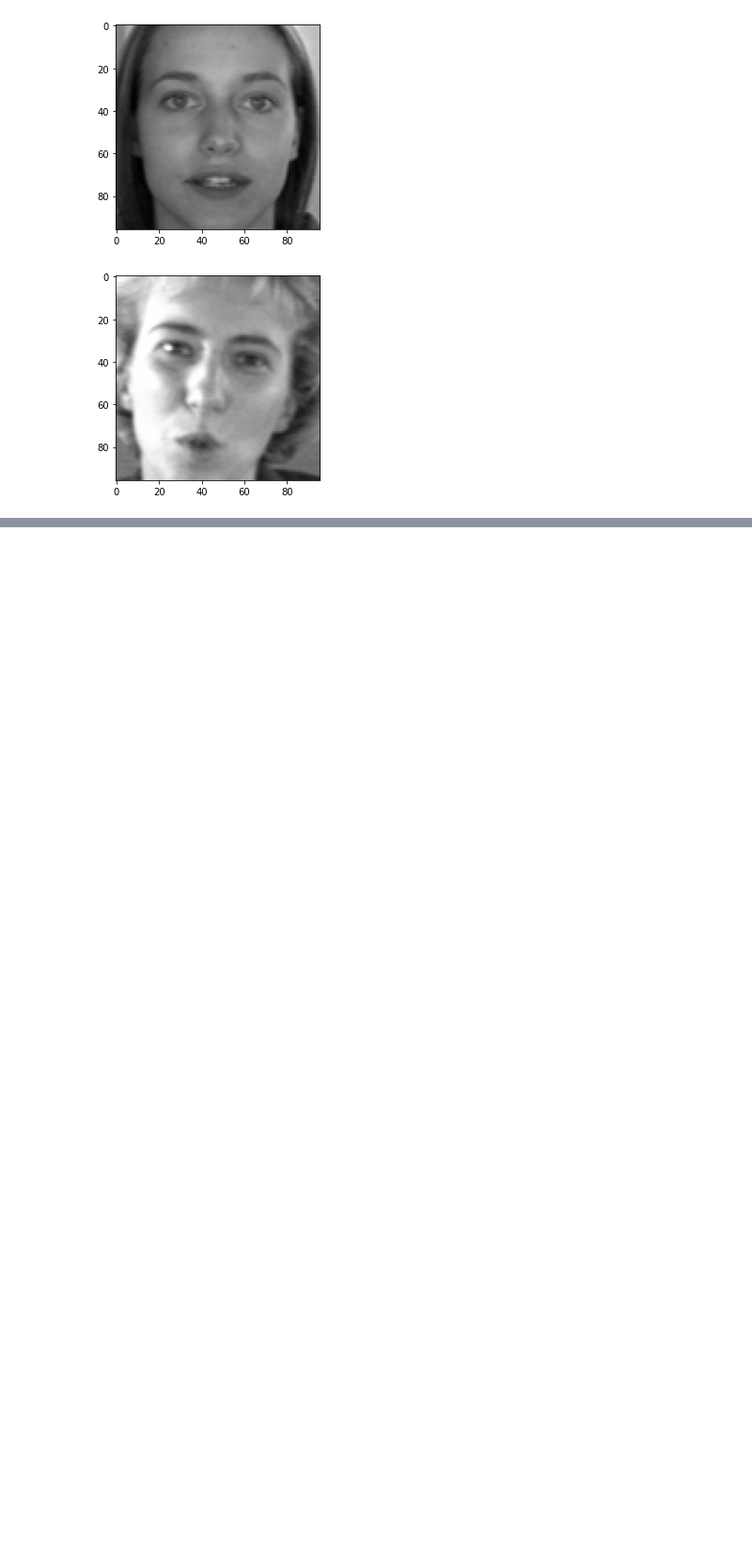
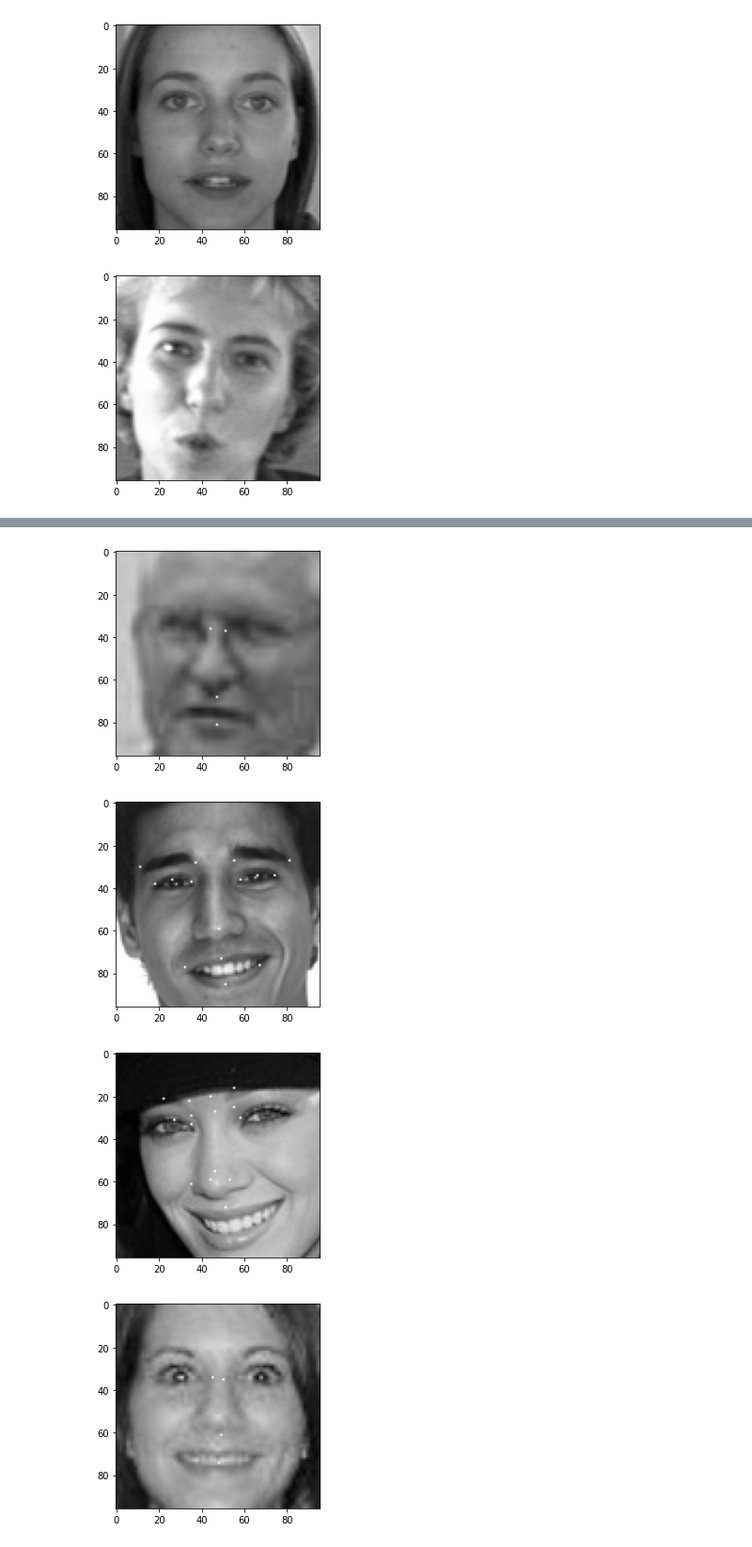
Before and after one commit to allihaider/facial-keypoint-detection, a Jupyter notebook: src/Test-submission.ipynb, the cells around one changed output, grey strips where cells are left out. Shown at 94% size. Saved outputs shown, nothing was run; the diff lists cells and outputs as text; code cells hidden in the pictures; blank space fills up the shorter version.

Commit message:
Get test images predictions and display some of them

```diff
--- a/src/Test-submission.ipynb
+++ b/src/Test-submission.ipynb
@@ -113,3 +113,5 @@ for index in range(len(test_df)):
 display_image(test_images[99])
 # %% [output]
 [figure]
+# %%
+test_images_tensor = tf.convert_to_tensor(test_images)
@@ -115,0 +122,2 @@ display_image(test_images[99])
+# %%
+predictions = model.predict(test_images_tensor)
@@ -115,0 +127,10 @@ display_image(test_images[99])
+# %%
+random_indices = np.random.randint(0, len(test_images) + 1, 10)
+# %%
+for index in random_indices:
+    display_image(draw_keypoints(test_images[index].copy(), predictions[index]))
+# %% [output]
+[figure, added]
+[figure, added]
+[figure, added]
+[figure, added]
```
Also changed, not shown: parts of 5 cells of this notebook.
